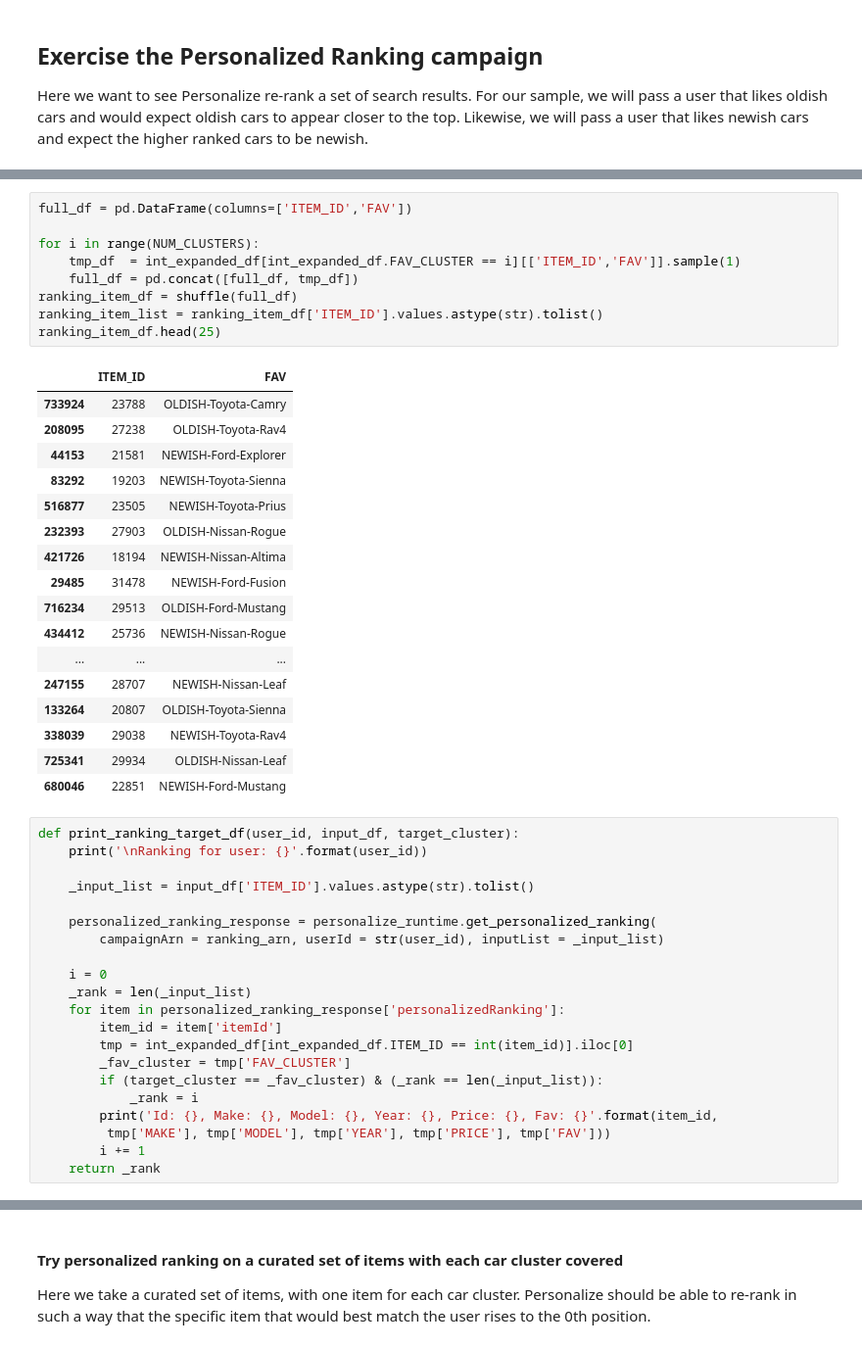
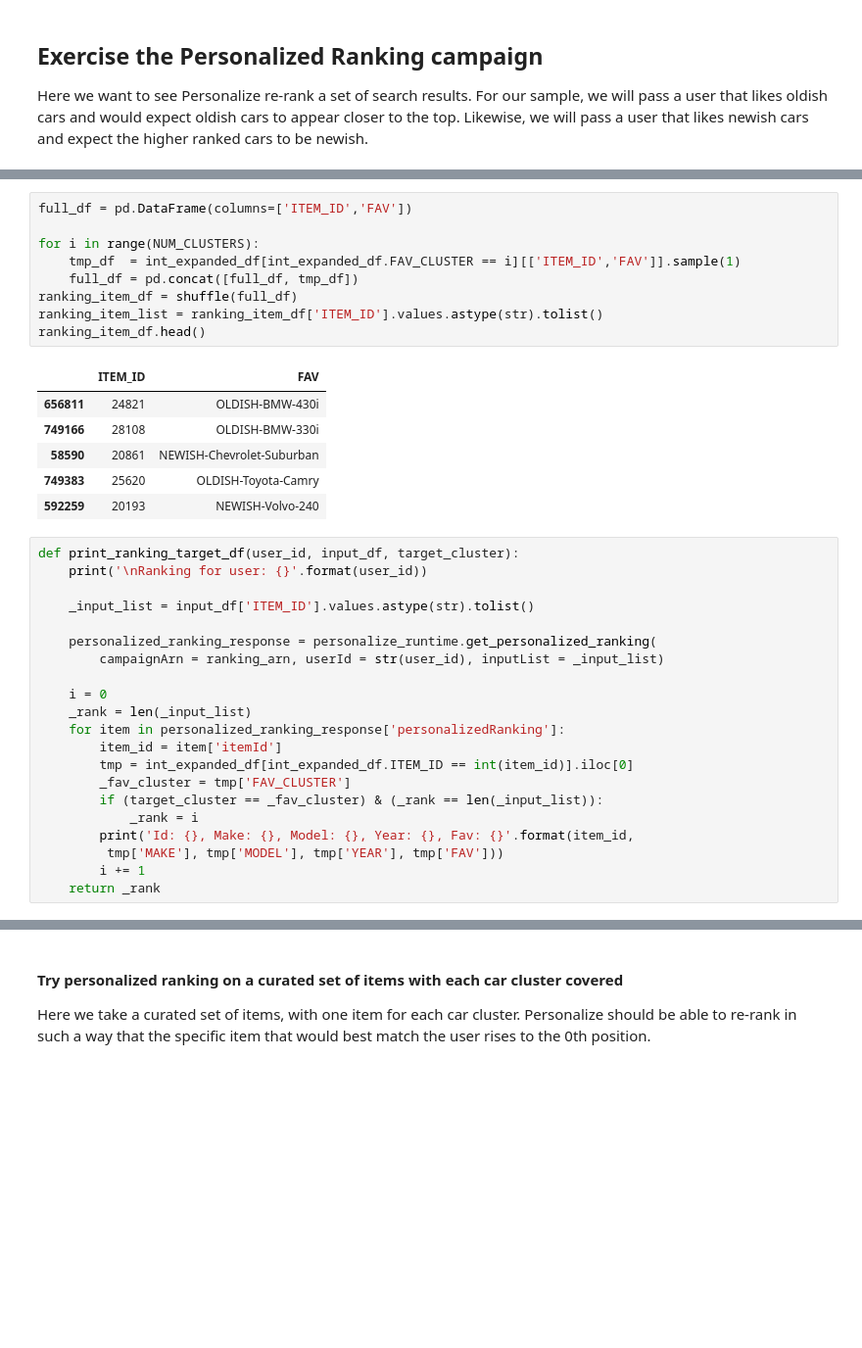
Before and after one commit to markproy/personalize-car-search, a Jupyter notebook: 04_use_the_campaign.ipynb, the cells around one changed output, grey strips where cells are left out. Shown at 98% size. Saved outputs shown, nothing was run; the diff lists cells and outputs as text; blank space fills up the shorter version.

Commit message:
improved model accuracy, plus notebook cleanup

```diff
--- a/04_use_the_campaign.ipynb
+++ b/04_use_the_campaign.ipynb
@@ -139,30 +147,19 @@ ranking_user_df.head(NUM_CLUSTERS)
 # %%
 full_df = pd.DataFrame(columns=['ITEM_ID','FAV'])
 
 for i in range(NUM_CLUSTERS):
     tmp_df  = int_expanded_df[int_expanded_df.FAV_CLUSTER == i][['ITEM_ID','FAV']].sample(1)
     full_df = pd.concat([full_df, tmp_df])
 ranking_item_df = shuffle(full_df)
 ranking_item_list = ranking_item_df['ITEM_ID'].values.astype(str).tolist()
-ranking_item_df.head(25)
+ranking_item_df.head()
 # %% [output]
 |  | ITEM_ID | FAV |
-| 733924 | 23788 | OLDISH-Toyota-Camry |
-| 208095 | 27238 | OLDISH-Toyota-Rav4 |
-| 44153 | 21581 | NEWISH-Ford-Explorer |
-| 83292 | 19203 | NEWISH-Toyota-Sienna |
-| 516877 | 23505 | NEWISH-Toyota-Prius |
-| 232393 | 27903 | OLDISH-Nissan-Rogue |
-| 421726 | 18194 | NEWISH-Nissan-Altima |
-| 29485 | 31478 | NEWISH-Ford-Fusion |
-| 716234 | 29513 | OLDISH-Ford-Mustang |
-| 434412 | 25736 | NEWISH-Nissan-Rogue |
-| ... | ... | ... |
-| 247155 | 28707 | NEWISH-Nissan-Leaf |
-| 133264 | 20807 | OLDISH-Toyota-Sienna |
-| 338039 | 29038 | NEWISH-Toyota-Rav4 |
-| 725341 | 29934 | OLDISH-Nissan-Leaf |
-| 680046 | 22851 | NEWISH-Ford-Mustang |
+| 656811 | 24821 | OLDISH-BMW-430i |
+| 749166 | 28108 | OLDISH-BMW-330i |
+| 58590 | 20861 | NEWISH-Chevrolet-Suburban |
+| 749383 | 25620 | OLDISH-Toyota-Camry |
+| 592259 | 20193 | NEWISH-Volvo-240 |
 # %%
 def print_ranking_target_df(user_id, input_df, target_cluster):
     print('\nRanking for user: {}'.format(user_id))
@@ -180,8 +177,8 @@ def print_ranking_target_df(user_id, input_df, target_cluster):
         _fav_cluster = tmp['FAV_CLUSTER']
         if (target_cluster == _fav_cluster) & (_rank == len(_input_list)):
             _rank = i
-        print('Id: {}, Make: {}, Model: {}, Year: {}, Price: {}, Fav: {}'.format(item_id,
-         tmp['MAKE'], tmp['MODEL'], tmp['YEAR'], tmp['PRICE'], tmp['FAV']))
+        print('Id: {}, Make: {}, Model: {}, Year: {}, Fav: {}'.format(item_id,
+         tmp['MAKE'], tmp['MODEL'], tmp['YEAR'], tmp['FAV']))
         i += 1
     return _rank
 # %%
```
Also changed, not shown: parts of 29 cells of this notebook, 4 other files.
